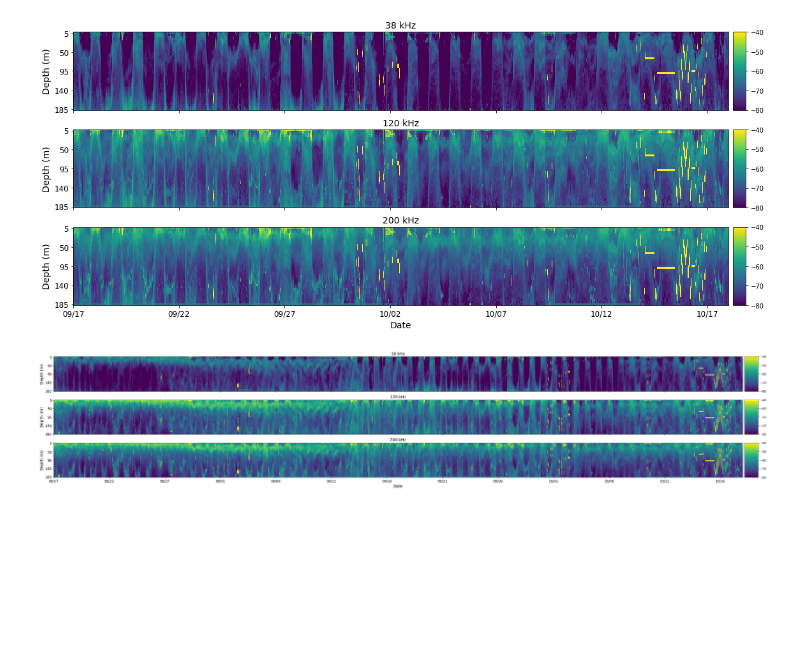
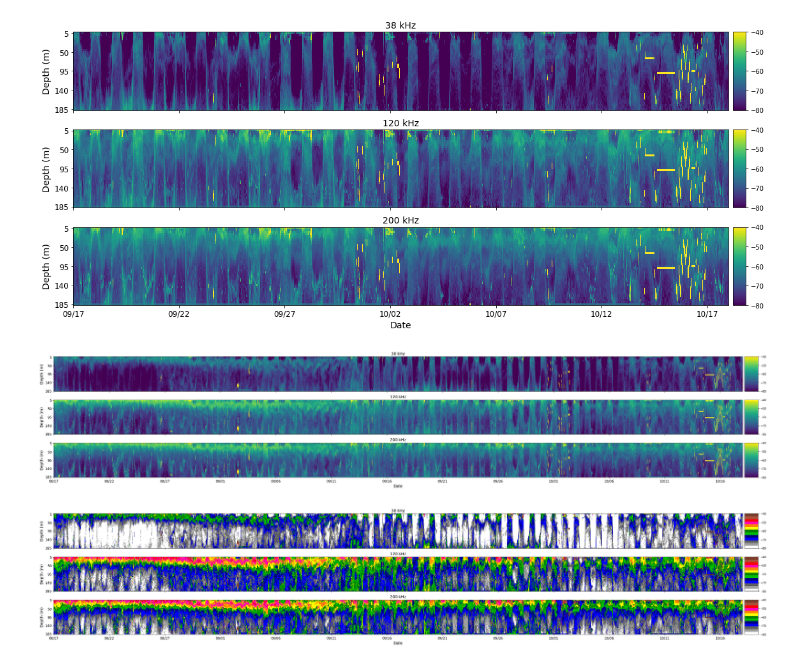
Before and after one commit to valentina-s/ooi_sonar, a Jupyter notebook: notebooks/echogram_20150817-20151017.ipynb, the cells around one changed output. Drawn from its saved outputs; the diff is of its cells as text; code cells hidden in the pictures; blank space fills up the shorter version.

```diff
--- a/notebooks/echogram_20150817-20151017.ipynb
+++ b/notebooks/echogram_20150817-20151017.ipynb
@@ -57,3 +57,10 @@ plt.gcf()
 plt.savefig(os.path.join(MVBS_path,'echogram_day01-62.png'),dpi=150)
 # %% [output]
 [figure]
+# %%
+db_diff.plot_echogram(MVBS,1,62,5,ping_per_day_mvbs,depth_bin_size,ping_time,(36,7),db_diff.e_cmap)
+plt.gcf()
+plt.set_cmap('viridis')
+plt.savefig(os.path.join(MVBS_path,'echogram_day01-62_ek60cmap.png'),dpi=150)
+# %% [output]
+[figure, added]
```
Also changed, not shown: parts of 1 cell of this notebook.
